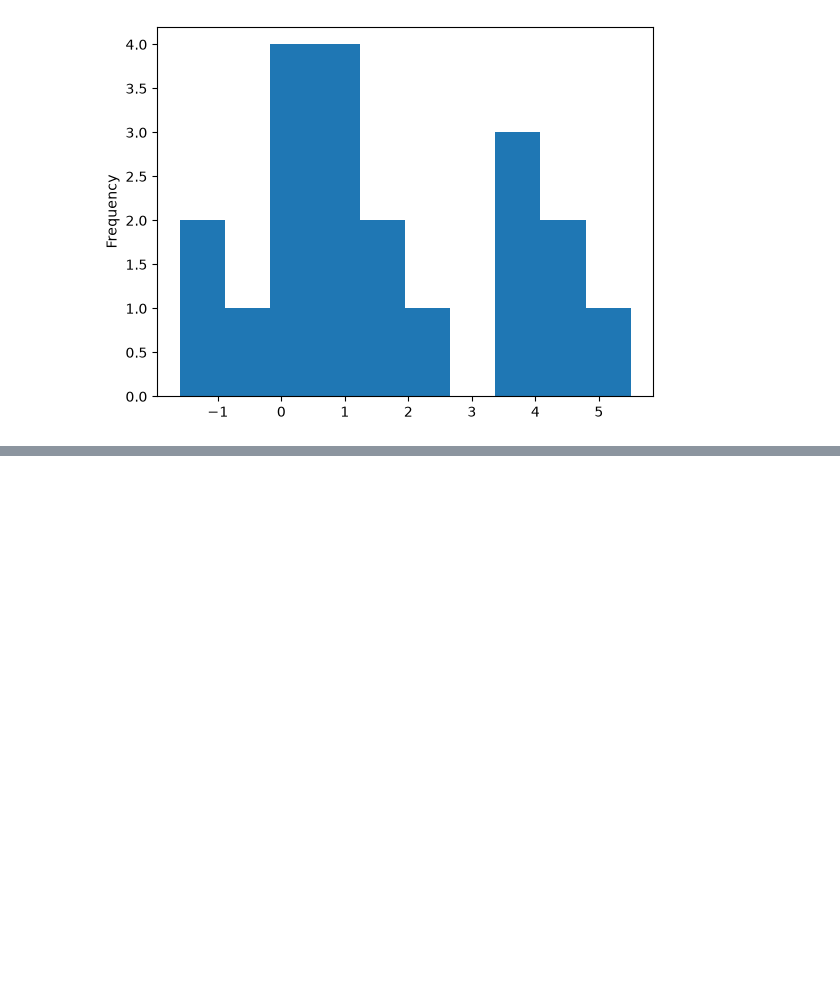
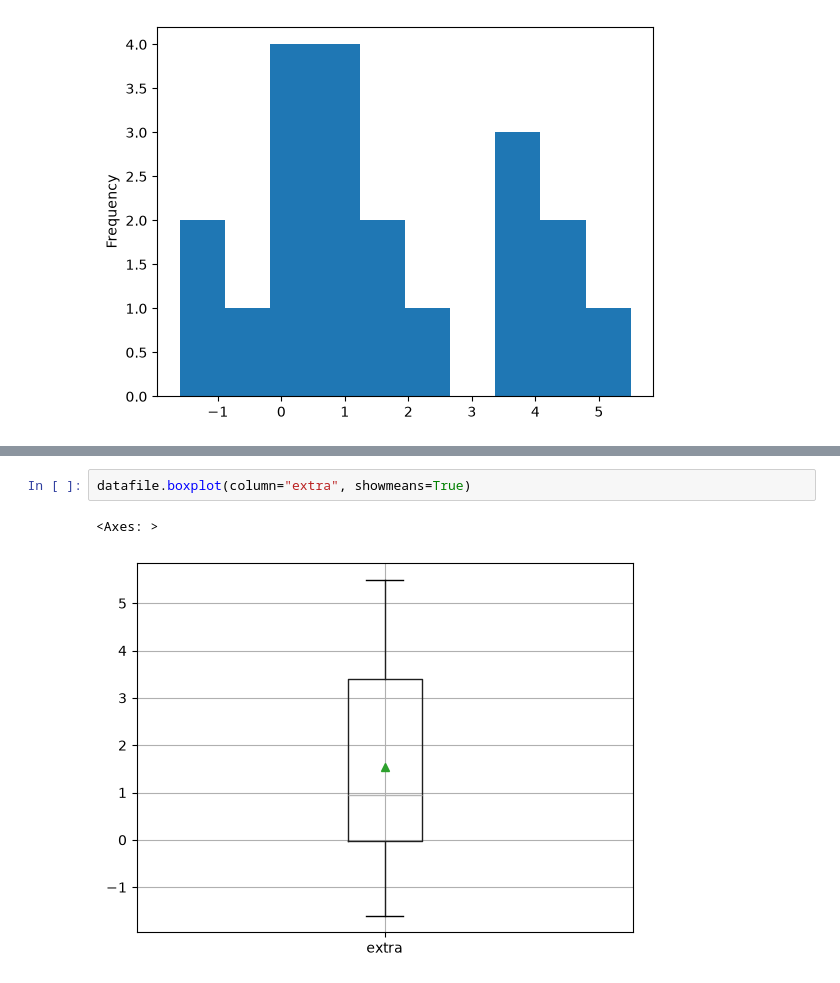
Before and after one commit to Psyc3000A/Fall-Winter2026, a Jupyter notebook: Assignment1_KayleighR (1).ipynb, the cells around one changed output, grey strips where cells are left out. Cells and saved outputs as stored; diff of their text form; blank space fills up the shorter version.

```diff
--- a/Assignment1_KayleighR (1).ipynb
+++ b/Assignment1_KayleighR (1).ipynb
@@ -42,0 +44,5 @@ datafile["extra"].plot(kind="hist")
+# %%
+datafile.boxplot(column="extra", showmeans=True)
+# %% [output]
+<Axes: >
+[figure, added]
```
Also changed, not shown: parts of 11 cells of this notebook.
